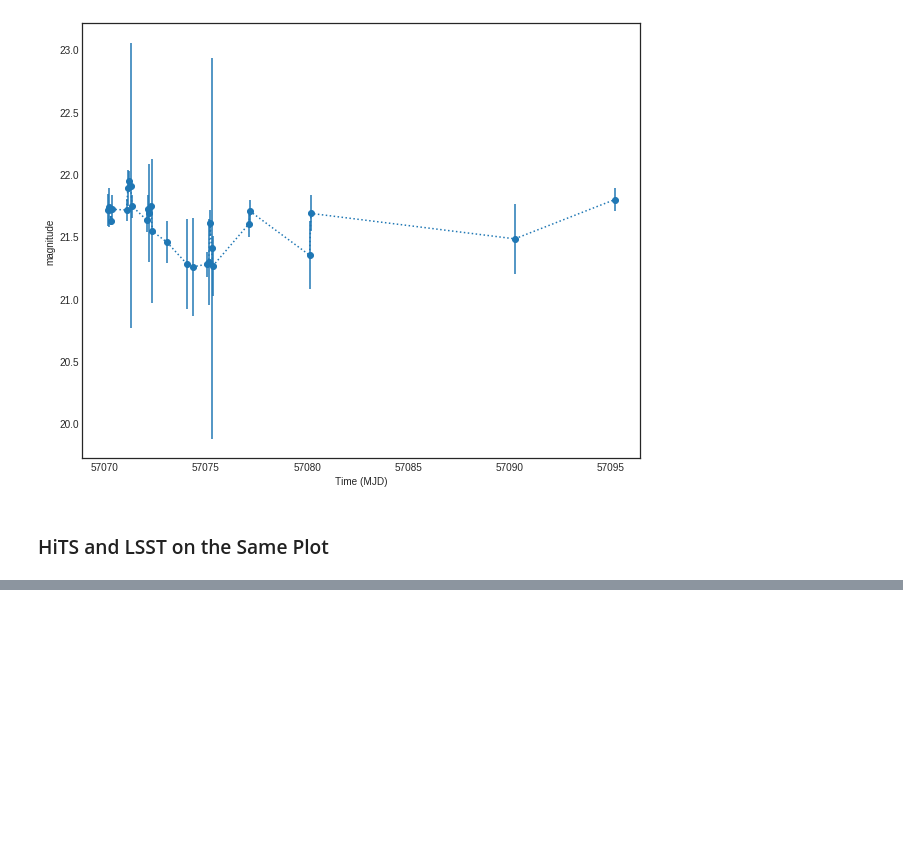
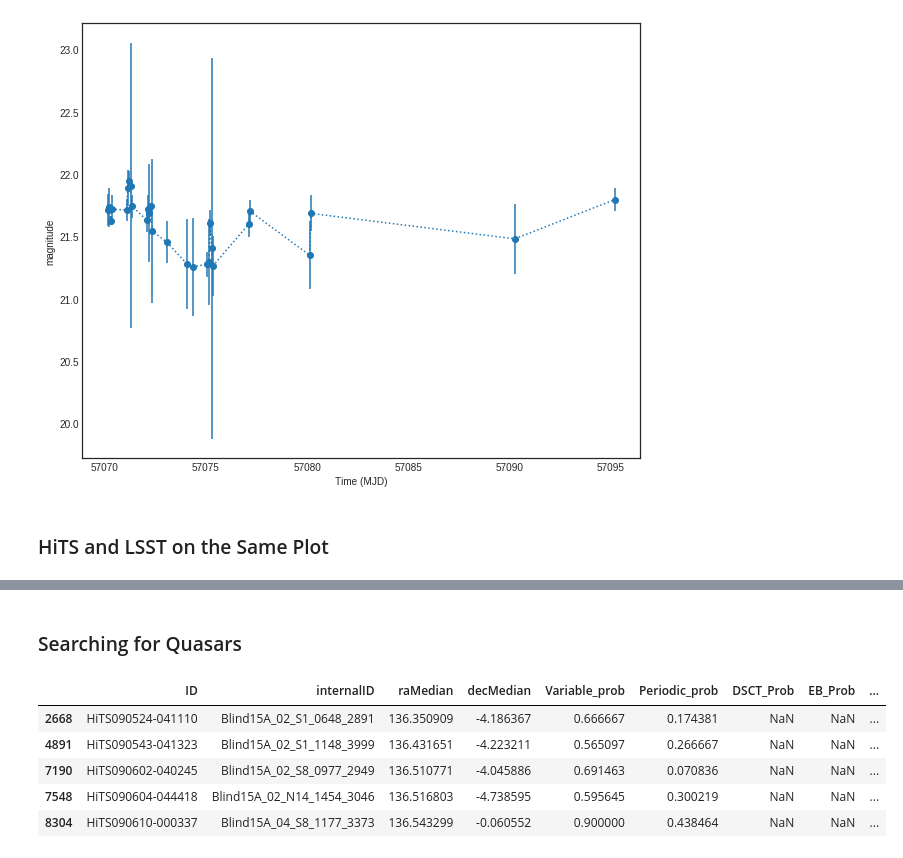
Before and after one commit to mrawls/qso-hitsvar, a Jupyter notebook: ASTR_499_NB2_LightCurves.ipynb, the cells around one changed output, grey strips where cells are left out. Cells and saved outputs as stored; diff of their text form; code cells hidden in the pictures; blank space fills up the shorter version.

```diff
--- a/ASTR_499_NB2_LightCurves.ipynb
+++ b/ASTR_499_NB2_LightCurves.ipynb
@@ -240,0 +281,11 @@ for i in range(20):
+# %% [markdown]
+### Searching for Quasars
+# %%
+hitsDfQSO.head()
+# %% [output]
+|  | ID | internalID | raMedian | decMedian | Variable_prob | Periodic_prob | DSCT_Prob | EB_Prob | ... |
+| 2668 | HiTS090524-041110 | Blind15A_02_S1_0648_2891 | 136.350909 | -4.186367 | 0.666667 | 0.174381 | NaN | NaN | ... |
+| 4891 | HiTS090543-041323 | Blind15A_02_S1_1148_3999 | 136.431651 | -4.223211 | 0.565097 | 0.266667 | NaN | NaN | ... |
+| 7190 | HiTS090602-040245 | Blind15A_02_S8_0977_2949 | 136.510771 | -4.045886 | 0.691463 | 0.070836 | NaN | NaN | ... |
+| 7548 | HiTS090604-044418 | Blind15A_02_N14_1454_3046 | 136.516803 | -4.738595 | 0.595645 | 0.300219 | NaN | NaN | ... |
+| 8304 | HiTS090610-000337 | Blind15A_04_S8_1177_3373 | 136.543299 | -0.060552 | 0.900000 | 0.438464 | NaN | NaN | ... |
```
Also changed, not shown: parts of 21 cells of this notebook.
